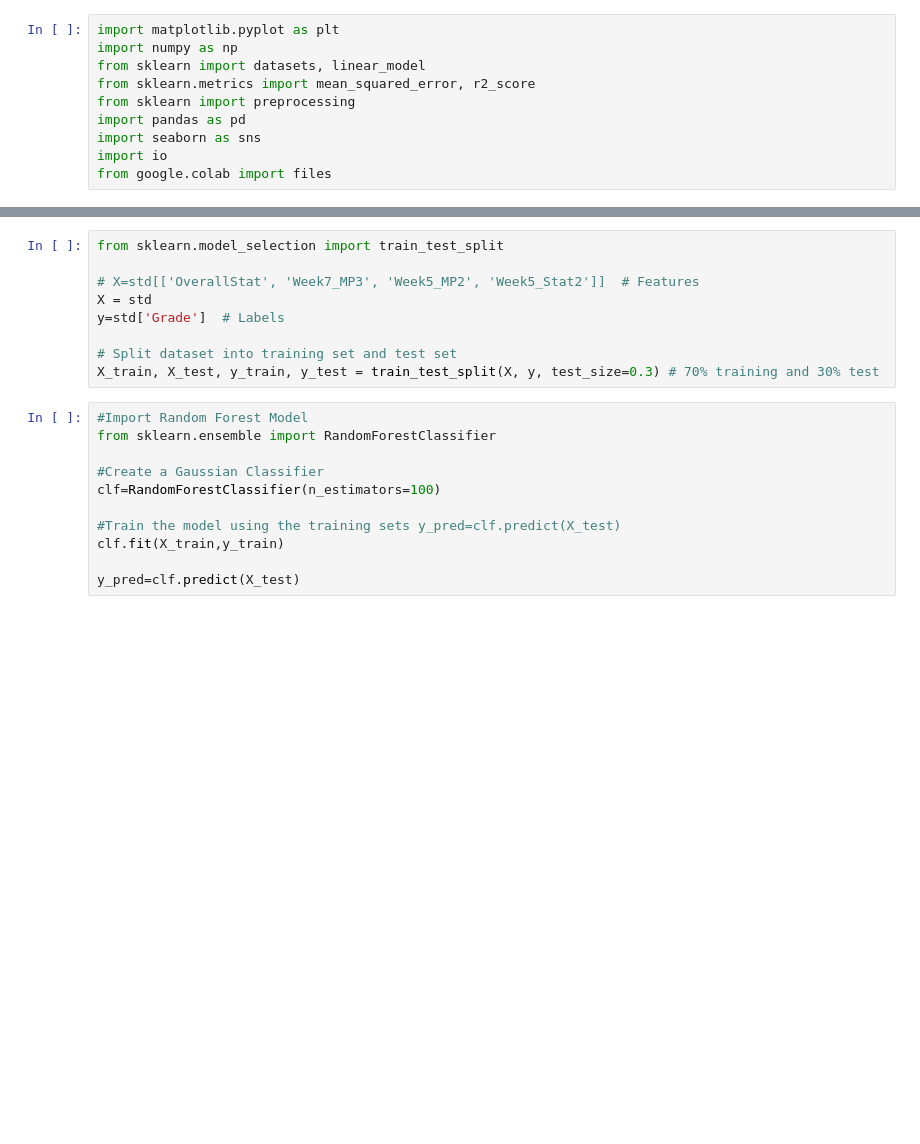
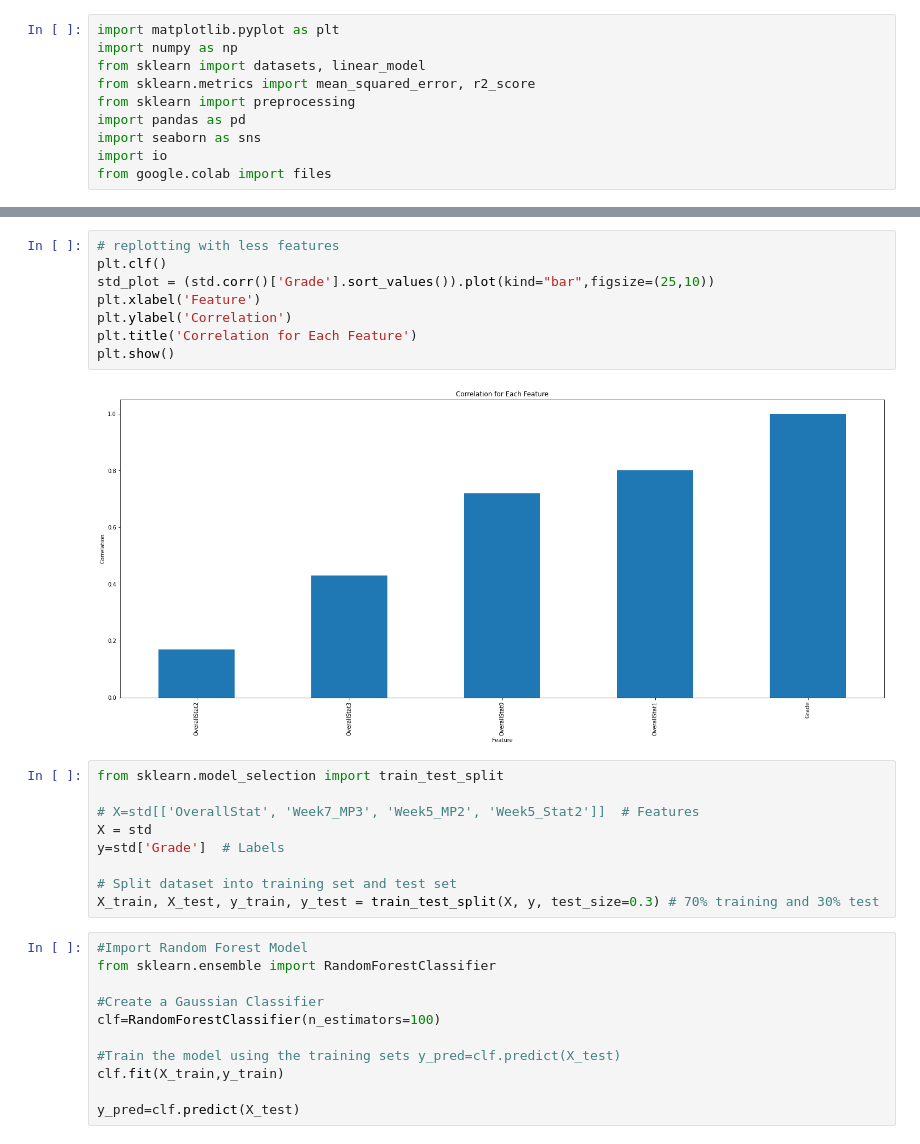
Before and after one commit to claredavies/DataScienceCoursework, a Jupyter notebook: StudentGradePredictionCoursework.ipynb, the cells around one changed output, grey strips where cells are left out. Cells and saved outputs as stored; diff of their text form; blank space fills up the shorter version.

```diff
--- a/StudentGradePredictionCoursework.ipynb
+++ b/StudentGradePredictionCoursework.ipynb
@@ -89,3 +62,13 @@ Name: Grade, Length: 61, dtype: float64
+# %%
+# replotting with less features
+plt.clf()
+std_plot = (std.corr()['Grade'].sort_values()).plot(kind="bar",figsize=(25,10))
+plt.xlabel('Feature')
+plt.ylabel('Correlation')
+plt.title('Correlation for Each Feature')
+plt.show()
+# %% [output]
+[figure, added]
 # %%
 from sklearn.model_selection import train_test_split
 
```
Also changed, not shown: parts of 5 cells of this notebook.
